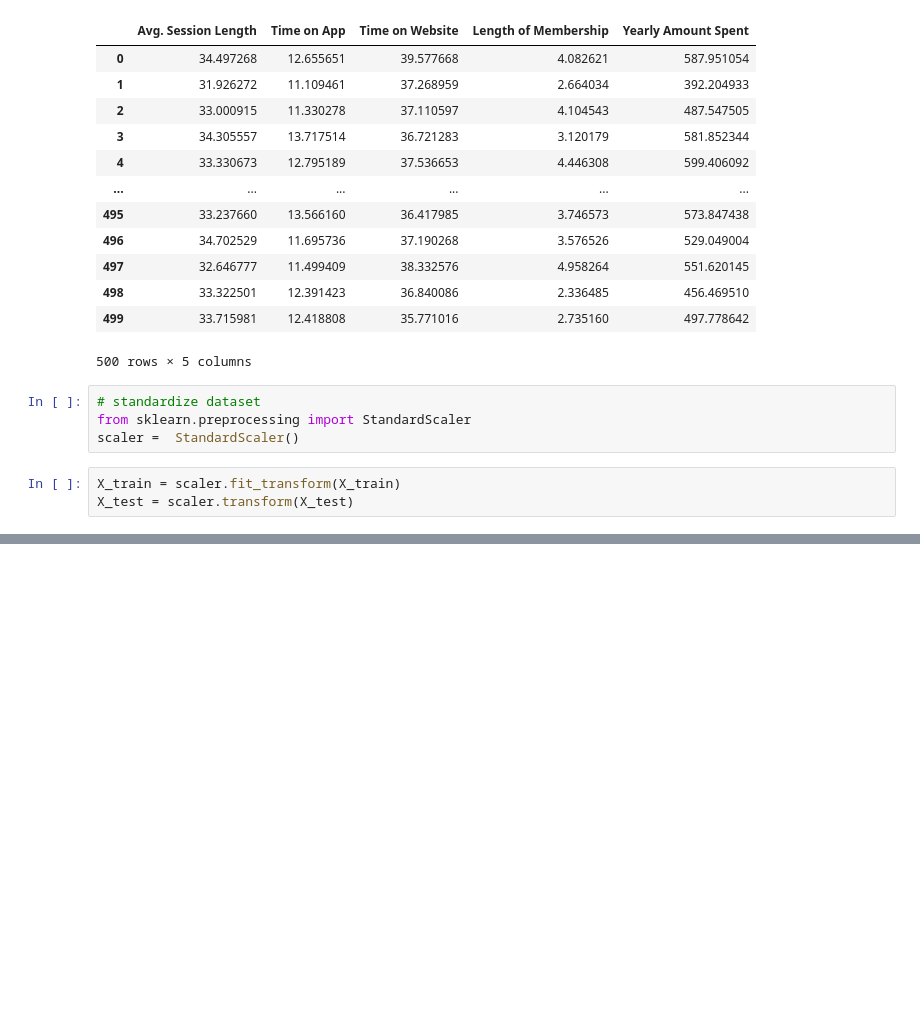
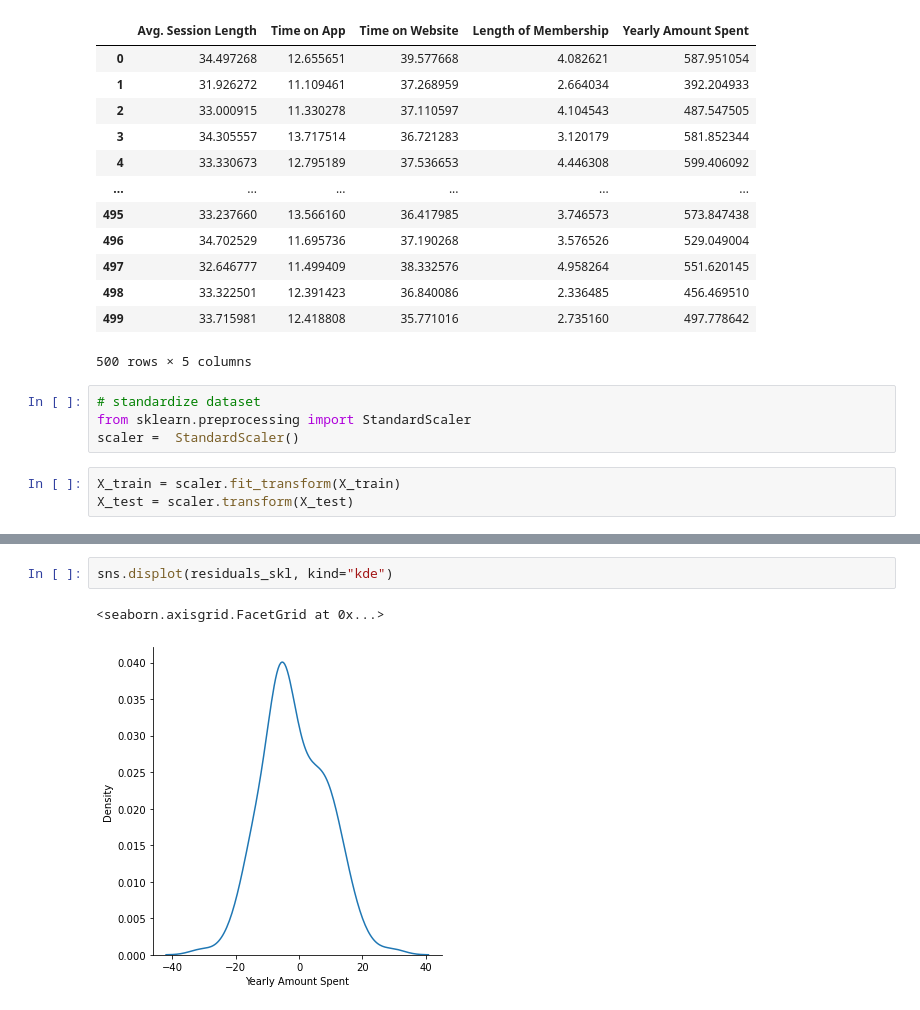
Before and after one commit to oigwebuike/Ecommerce-ml-project, a Jupyter notebook: project_nb.ipynb, the cells around one changed output, grey strips where cells are left out. Drawn from its saved outputs; the diff is of its cells as text; blank space fills up the shorter version.

```diff
--- a/project_nb.ipynb
+++ b/project_nb.ipynb
@@ -156,0 +189,5 @@ X_test = scaler.transform(X_test)
+# %%
+sns.displot(residuals_skl, kind="kde")
+# %% [output]
+<seaborn.axisgrid.FacetGrid at 0x...>
+[figure, added]
```
Also changed, not shown: parts of 10 cells of this notebook.
